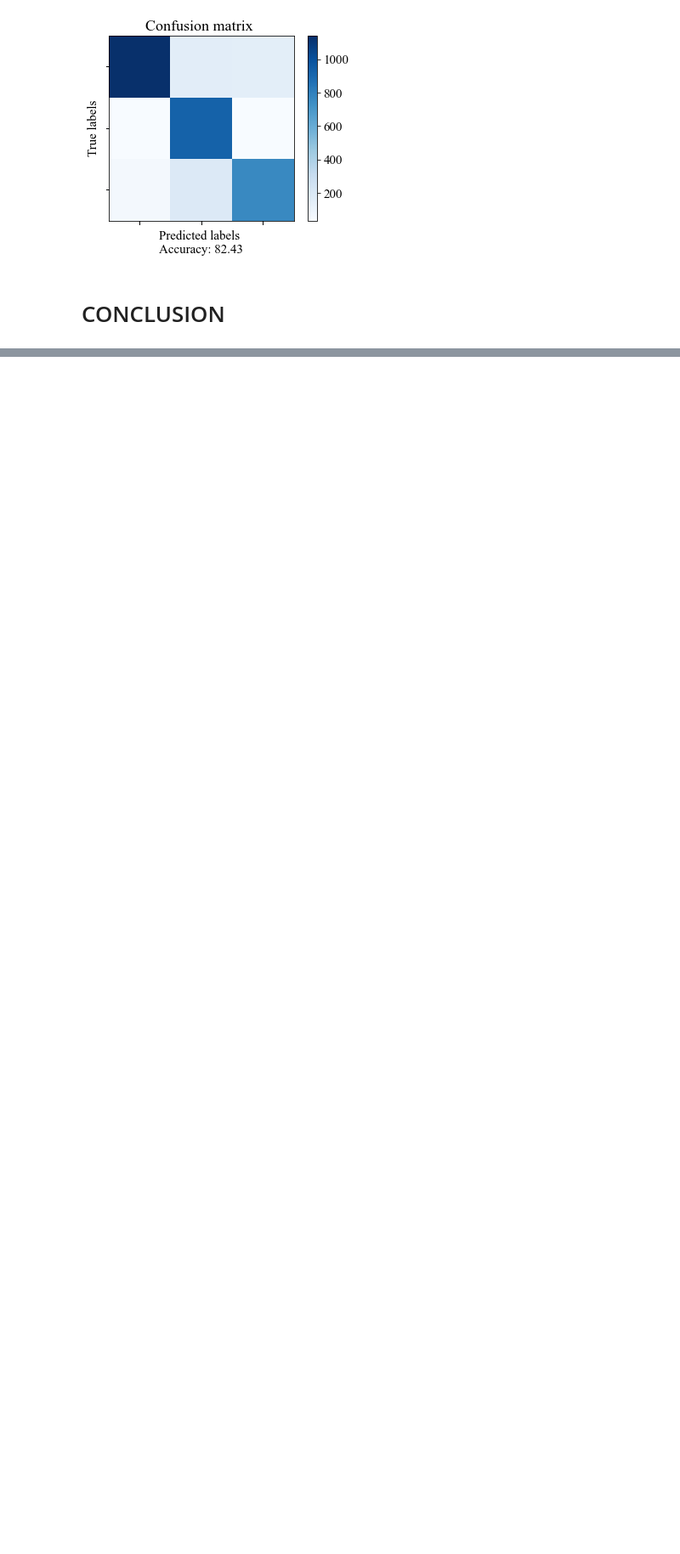
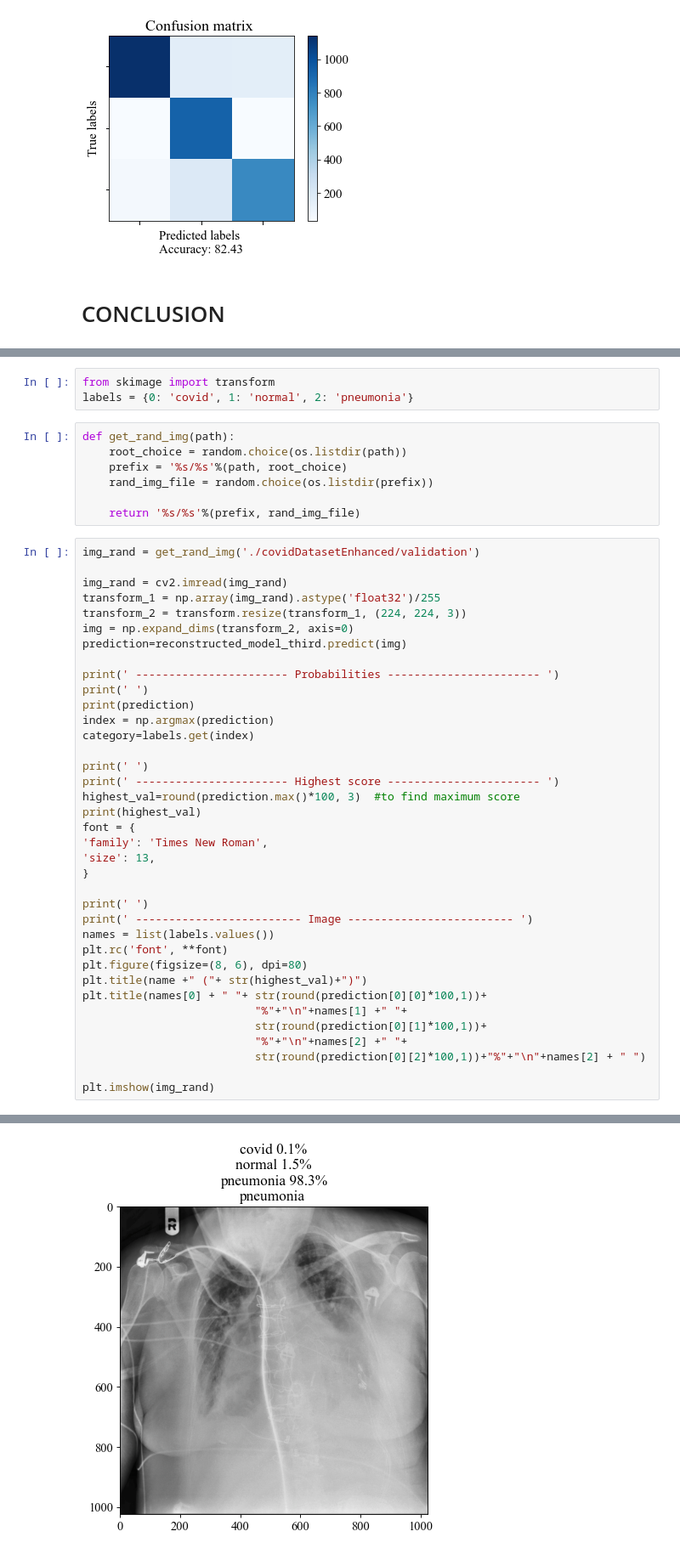
Before and after one commit to hassanNehme98/ChestXRCovid19, a Jupyter notebook: notebook.ipynb, the cells around one changed output, grey strips where cells are left out. Shown at 85% size. Cells and saved outputs as stored; diff of their text form; blank space fills up the shorter version.

```diff
--- a/notebook.ipynb
+++ b/notebook.ipynb
@@ -1177,0 +1203,48 @@ Different convolutional neural networks were proposed and compared for the detec
+# %%
+from skimage import transform
+labels = {0: 'covid', 1: 'normal', 2: 'pneumonia'}
+# %%
+def get_rand_img(path):
+    root_choice = random.choice(os.listdir(path))
+    prefix = '%s/%s'%(path, root_choice)
+    rand_img_file = random.choice(os.listdir(prefix))
+
+    return '%s/%s'%(prefix, rand_img_file)
+# %%
+img_rand = get_rand_img('./covidDatasetEnhanced/validation')
+
+img_rand = cv2.imread(img_rand)
+transform_1 = np.array(img_rand).astype('float32')/255
+transform_2 = transform.resize(transform_1, (224, 224, 3))
+img = np.expand_dims(transform_2, axis=0)
+prediction=reconstructed_model_third.predict(img)
+
+print(' ----------------------- Probabilities ----------------------- ')
+print(' ')
+print(prediction)
+index = np.argmax(prediction)
+category=labels.get(index)
+
+print(' ')
+print(' ----------------------- Highest score ----------------------- ')
+highest_val=round(prediction.max()*100, 3)  #to find maximum score
+print(highest_val)
+font = {
+'family': 'Times New Roman',
+'size': 13,
+}
+
+print(' ')
+print(' ------------------------- Image ------------------------- ')
+names = list(labels.values())
+plt.rc('font', **font)
+plt.figure(figsize=(8, 6), dpi=80)
+plt.title(name +" ("+ str(highest_val)+")")
+plt.title(names[0] + " "+ str(round(prediction[0][0]*100,1))+
+                          "%"+"\n"+names[1] +" "+
+                          str(round(prediction[0][1]*100,1))+
+                          "%"+"\n"+names[2] +" "+
+                          str(round(prediction[0][2]*100,1))+"%"+"\n"+names[2] + " ")
+
+plt.imshow(img_rand)
+# %% [output]
@@ -1177,0 +1260 @@ Different convolutional neural networks were proposed and compared for the detec
+[figure, added]
```
Also changed, not shown: parts of 27 cells of this notebook.
